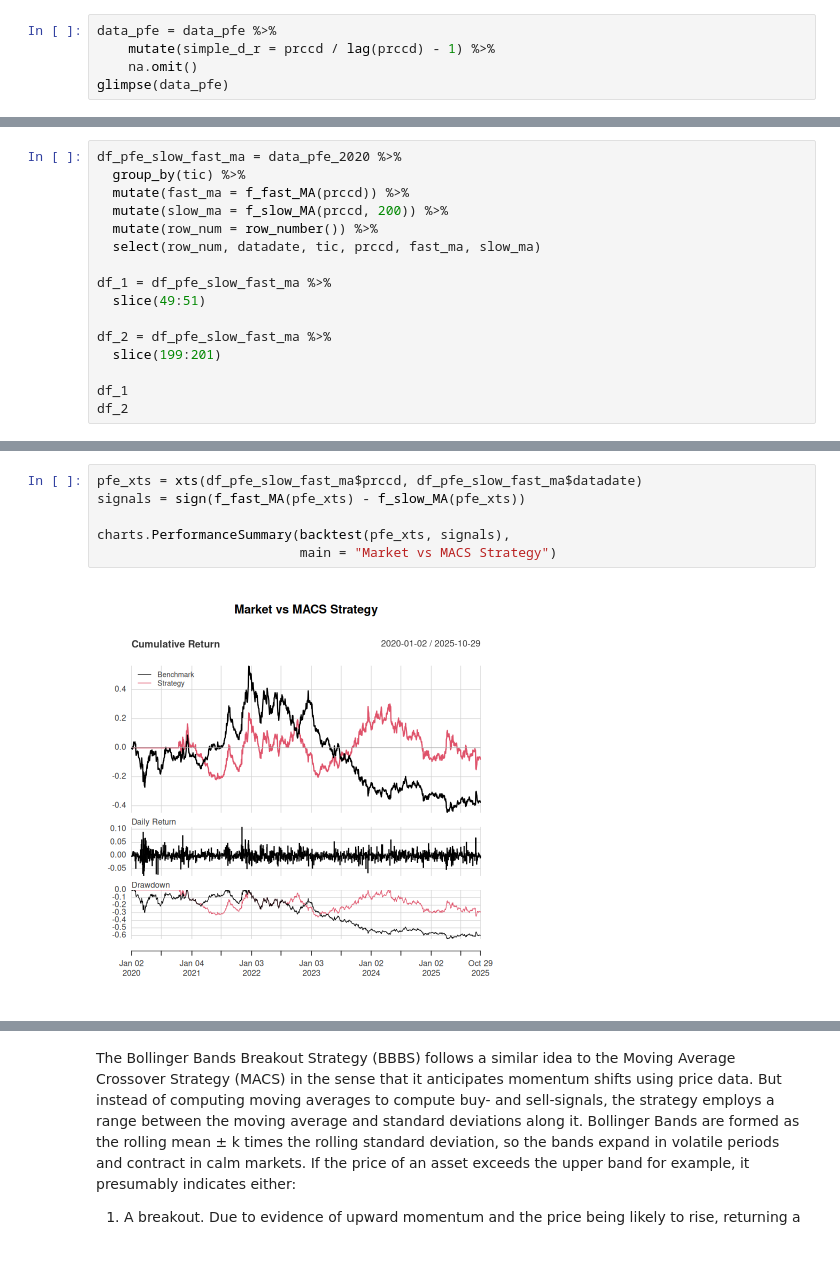
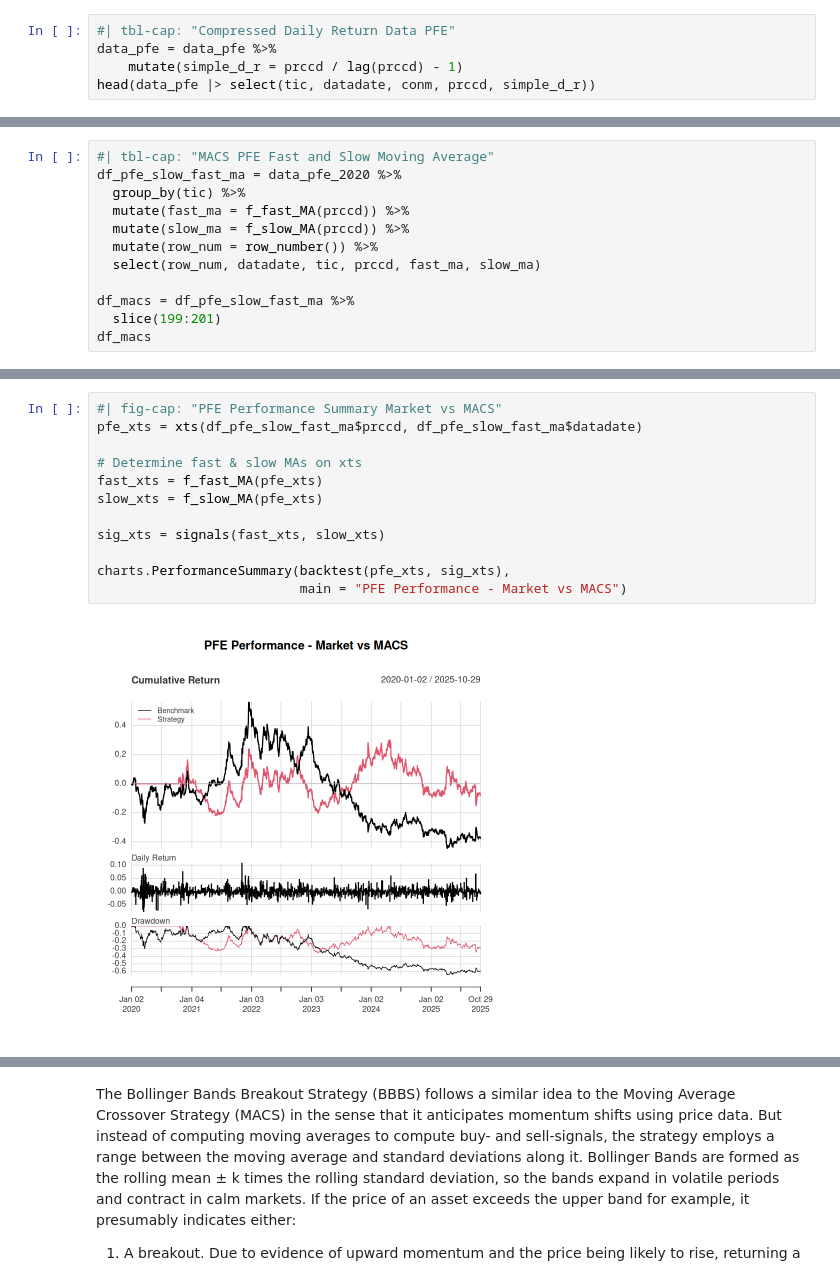
Before and after one commit to mg825/R_Assignment_1, a Jupyter notebook: Assignment-3/code3.ipynb, the cells around one changed output, grey strips where cells are left out. Saved outputs shown, nothing was run; the diff lists cells and outputs as text.

```diff
--- a/Assignment-3/code3.ipynb
+++ b/Assignment-3/code3.ipynb
@@ -59,6 +90,6 @@ Calculate simple daily returns
 # %%
+#| tbl-cap: "Compressed Daily Return Data PFE"
 data_pfe = data_pfe %>%
-    mutate(simple_d_r = prccd / lag(prccd) - 1) %>%
-    na.omit()
-glimpse(data_pfe)
+    mutate(simple_d_r = prccd / lag(prccd) - 1)
+head(data_pfe |> select(tic, datadate, conm, prccd, simple_d_r))
 # %% [output]
@@ -256,19 +211,15 @@ A data.table: 6 × 21
 # %%
+#| tbl-cap: "MACS PFE Fast and Slow Moving Average"
 df_pfe_slow_fast_ma = data_pfe_2020 %>%
   group_by(tic) %>%
   mutate(fast_ma = f_fast_MA(prccd)) %>%
-  mutate(slow_ma = f_slow_MA(prccd, 200)) %>%
+  mutate(slow_ma = f_slow_MA(prccd)) %>%
   mutate(row_num = row_number()) %>%
   select(row_num, datadate, tic, prccd, fast_ma, slow_ma)
 
-df_1 = df_pfe_slow_fast_ma %>%
-  slice(49:51)
-
-df_2 = df_pfe_slow_fast_ma %>%
+df_macs = df_pfe_slow_fast_ma %>%
   slice(199:201)
-
-df_1
-df_2
+df_macs
 # %% [output]
 A grouped_df: 3 × 6
 | row_num | datadate | tic | prccd | fast_ma | slow_ma |
@@ -289,9 +238,15 @@ Using your functions, generate signals and backtest the strategy, plotting the p
 # %%
+#| fig-cap: "PFE Performance Summary Market vs MACS"
 pfe_xts = xts(df_pfe_slow_fast_ma$prccd, df_pfe_slow_fast_ma$datadate)
-signals = sign(f_fast_MA(pfe_xts) - f_slow_MA(pfe_xts))
 
-charts.PerformanceSummary(backtest(pfe_xts, signals),
-                          main = "Market vs MACS Strategy")
+# Determine fast & slow MAs on xts
+fast_xts = f_fast_MA(pfe_xts)
+slow_xts = f_slow_MA(pfe_xts)
+
+sig_xts = signals(fast_xts, slow_xts)
+
+charts.PerformanceSummary(backtest(pfe_xts, sig_xts),
+                          main = "PFE Performance - Market vs MACS")
 # %% [output]
-[figure, old version]
+[figure, new version]
 # %% [markdown]
```
Also changed, not shown: parts of 48 cells of this notebook, 1 other file.
